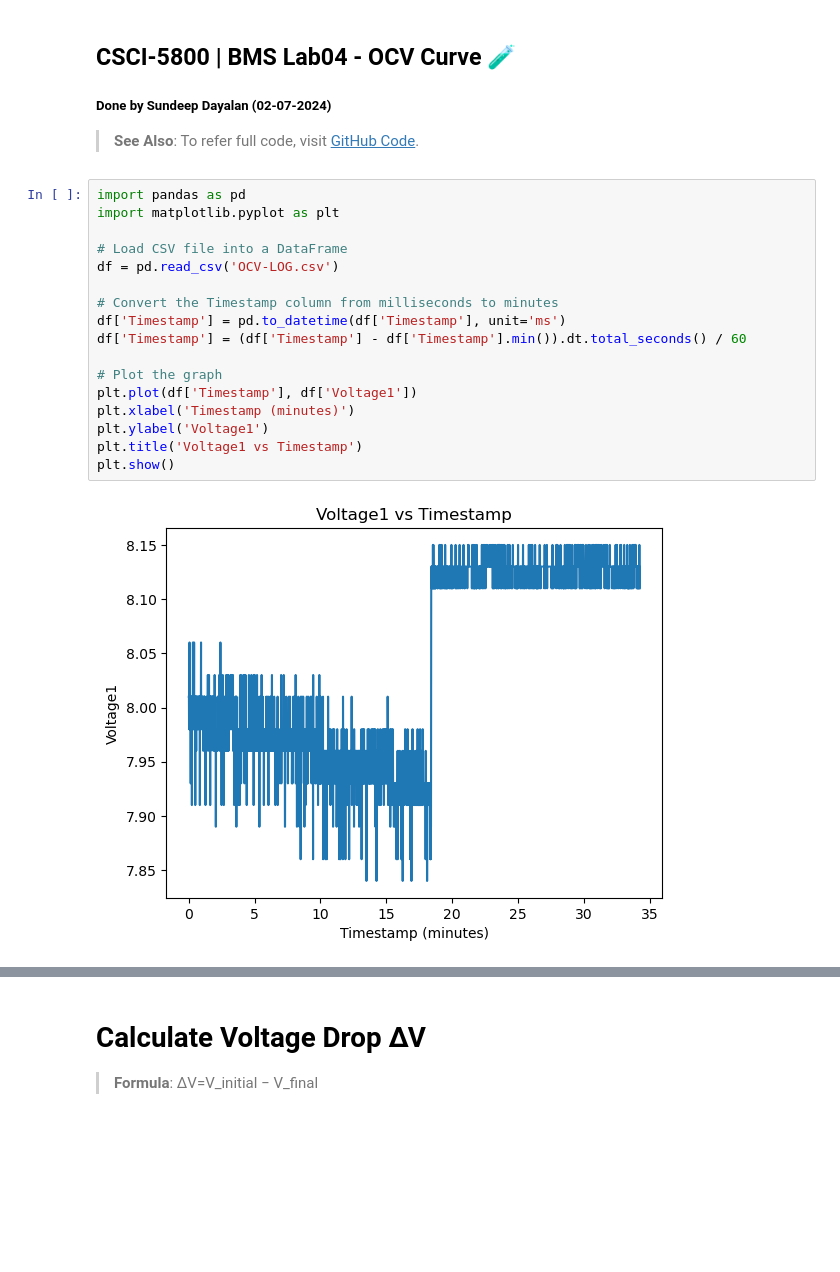
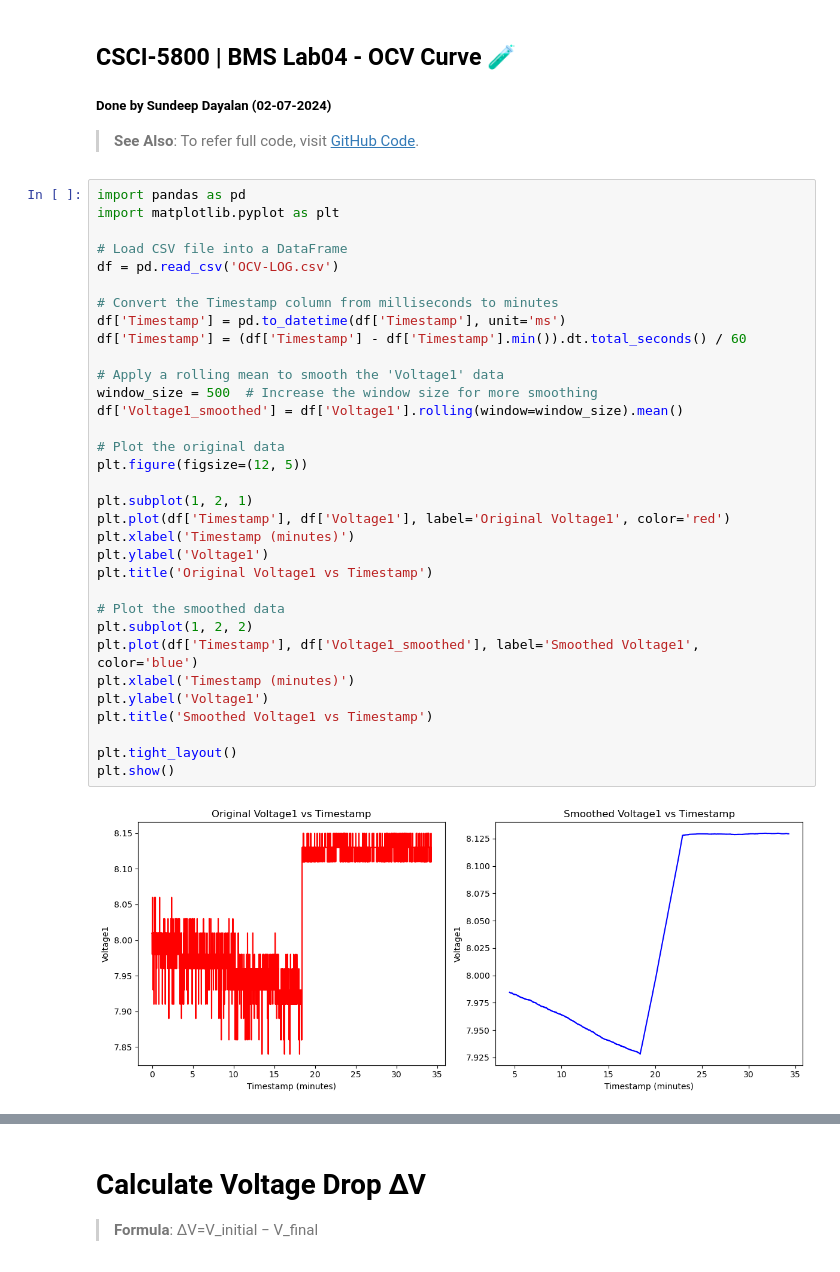
Before and after one commit to Sundeep-D/Battery-management-System-Labs, a Jupyter notebook: Labs/Lab04/OCV Curve/OCV Curve.ipynb, the cells around one changed output, grey strips where cells are left out. Drawn from its saved outputs; the diff is of its cells as text; blank space fills up the shorter version.

```diff
--- a/Labs/Lab04/OCV Curve/OCV Curve.ipynb
+++ b/Labs/Lab04/OCV Curve/OCV Curve.ipynb
@@ -6,22 +6,38 @@
 # %%
 import pandas as pd
 import matplotlib.pyplot as plt
 
 # Load CSV file into a DataFrame
 df = pd.read_csv('OCV-LOG.csv')
 
 # Convert the Timestamp column from milliseconds to minutes
 df['Timestamp'] = pd.to_datetime(df['Timestamp'], unit='ms')
 df['Timestamp'] = (df['Timestamp'] - df['Timestamp'].min()).dt.total_seconds() / 60
 
-# Plot the graph
-plt.plot(df['Timestamp'], df['Voltage1'])
+# Apply a rolling mean to smooth the 'Voltage1' data
+window_size = 500  # Increase the window size for more smoothing
+df['Voltage1_smoothed'] = df['Voltage1'].rolling(window=window_size).mean()
+
+# Plot the original data
+plt.figure(figsize=(12, 5))
+
+plt.subplot(1, 2, 1)
+plt.plot(df['Timestamp'], df['Voltage1'], label='Original Voltage1', color='red')
 plt.xlabel('Timestamp (minutes)')
 plt.ylabel('Voltage1')
-plt.title('Voltage1 vs Timestamp')
+plt.title('Original Voltage1 vs Timestamp')
+
+# Plot the smoothed data
+plt.subplot(1, 2, 2)
+plt.plot(df['Timestamp'], df['Voltage1_smoothed'], label='Smoothed Voltage1', color='blue')
+plt.xlabel('Timestamp (minutes)')
+plt.ylabel('Voltage1')
+plt.title('Smoothed Voltage1 vs Timestamp')
+
+plt.tight_layout()
 plt.show()
 # %% [output]
-[figure, old version]
+[figure, new version]
 # %%
 import pandas as pd
 import matplotlib.pyplot as plt
```
Also changed, not shown: parts of 7 cells of this notebook, 2 other files.
